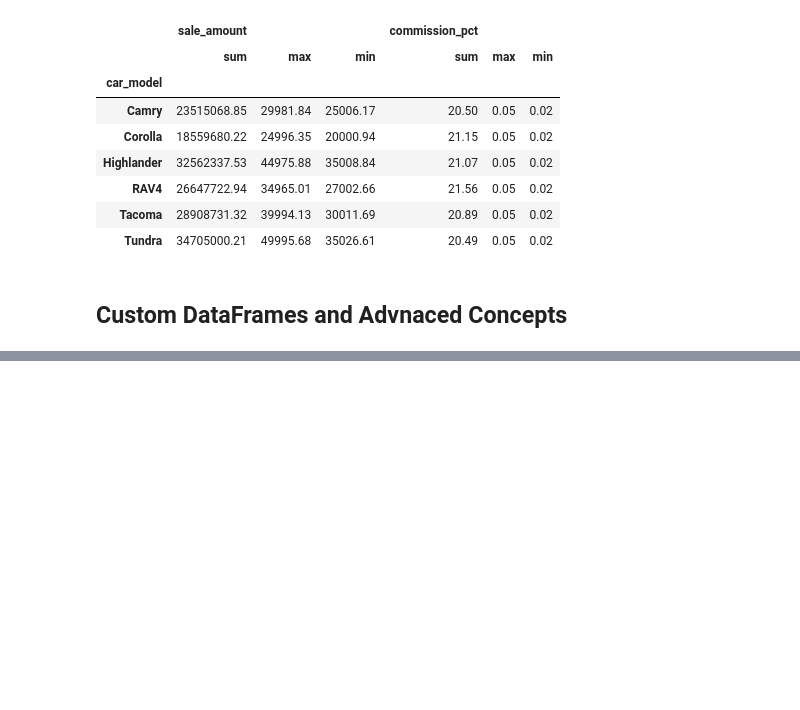
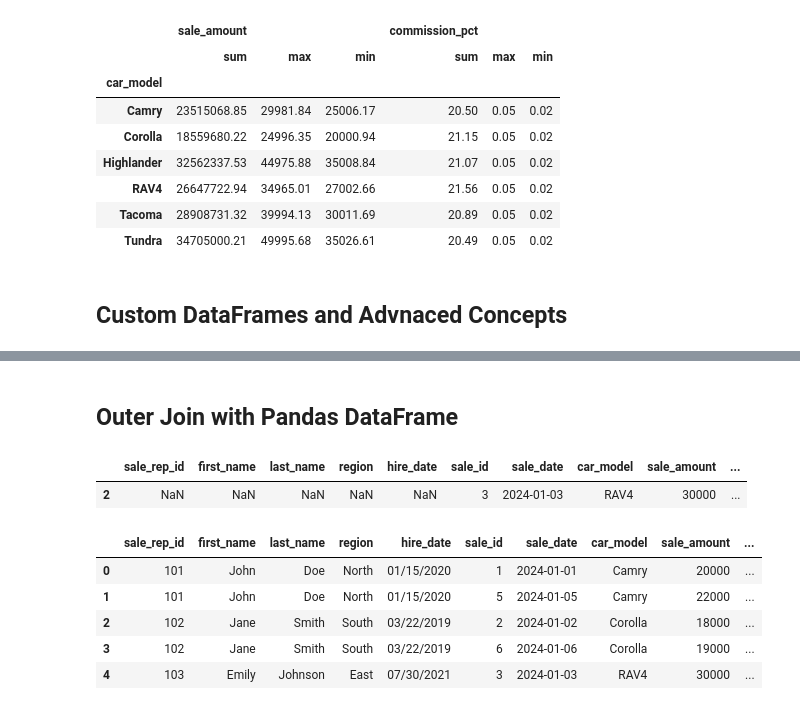
Before and after one commit to KhdaraBasha/Data-Engineer, a Jupyter notebook: Python/basics/python_exploring_toyota_sales_data.ipynb, the cells around one changed output, grey strips where cells are left out. Saved outputs shown, nothing was run; the diff lists cells and outputs as text; code cells hidden in the pictures; blank space fills up the shorter version.

```diff
--- a/Python/basics/python_exploring_toyota_sales_data.ipynb
+++ b/Python/basics/python_exploring_toyota_sales_data.ipynb
@@ -857,0 +1054,66 @@ df.head()
+# %% [markdown]
+## <strong>Outer Join with Pandas DataFrame</strong>
+# %%
+# outer join sales data with sales rep data using merge function
+outer_join_df = pd.merge(
+    sales_rep_df,
+    sales_data_df,
+    left_on="sale_rep_id",
+    right_on="sale_rep_id",
+    how="outer"
+    )
+
+# find the inactive sales representatives who have no sales transactions using left join result
+inactive_reps = left_join_df[left_join_df['sale_id'].isnull()]
+inactive_reps
+
+# find the sales transactions that have no corresponding sales representative using right join result
+sales_without_reps = right_join_df[right_join_df['first_name'].isnull()]
+sales_without_reps
+# %% [output]
+|  | sale_rep_id | first_name | last_name | region | hire_date | sale_id | sale_date | car_model | sale_amount | ... |
+| 2 | NaN | NaN | NaN | NaN | NaN | 3 | 2024-01-03 | RAV4 | 30000 | ... |
+# %%
+# Sample data to test join and merge operations based on two columns: sale_rep_id and region
+# Please add region column to sales data for testing merge and join operations based on two columns: sale_rep_id and region
+# sales rep data
+sales_rep_data = [
+    {"sale_rep_id": 101, "first_name": "John", "last_name": "Doe", "region": "North", "hire_date": "01/15/2020"},
+    {"sale_rep_id": 102, "first_name": "Jane", "last_name": "Smith", "region": "South", "hire_date": "03/22/2019"},
+    {"sale_rep_id": 103, "first_name": "Emily", "last_name": "Johnson", "region": "East", "hire_date": "07/30/2021"},
+    {"sale_rep_id": 104, "first_name": "Michael", "last_name": "Brown", "region": "West", "hire_date": "11/05/2018"}
+]
+# sales data
+sales_data = [
+    {"sale_id": 1,"sale_rep_id":101,"sale_date": "2024-01-01", "car_model": "Camry", "sale_amount": 20000, "commission_pct": 5, "sale_status": "Completed", "region": "North"},
+    {"sale_id": 2,"sale_rep_id":102,"sale_date": "2024-01-02", "car_model": "Corolla", "sale_amount": 18000, "commission_pct": 4, "sale_status": "Completed", "region": "South"},
+    {"sale_id": 3,"sale_rep_id":103,"sale_date": "2024-01-03","car_model": "RAV4","sale_amount": 30000,"commission_pct": 6,"sale_status": "Completed", "region": "East"},
+    {"sale_id": 4,"sale_rep_id":104,"sale_date": "2024-01-04","car_model": "Highlander","sale_amount": 35000,"commission_pct": 7,"sale_status": "Pending", "region": "West"},
+    {"sale_id": 5,"sale_rep_id":101,"sale_date": "2024-01-05","car_model": "Camry","sale_amount": 22000,"commission_pct": 5.5,"sale_status": "Completed", "region":"North"},
+    {"sale_id": 6,"sale_rep_id":102,"sale_date": "2024-01-06","car_model":"Corolla","sale_amount" : 19000,	"commission_pct" : 4.5,	"sale_status" :	"Completed",	"region":"South"},
+    {"sale_id": 7,"sale_rep_id":103,"sale_date": "2024-01-07","car_model": "RAV4","sale_amount": 32000,"commission_pct": 6.5,"sale_status": "Completed", "region": "East"},
+    {"sale_id": 8,"sale_rep_id":104,"sale_date": "2024-01-08","car_model": "Highlander","sale_amount": 36000,"commission_pct": 7.5,"sale_status": "Pending", "region": "West"}
+]
+
+# Create DataFrame from the custom data
+sales_rep_df = pd.DataFrame(sales_rep_data)
+sales_data_df = pd.DataFrame(sales_data)
+# %%
+# Inner join sales data with sales rep data using merge function based on sale_rep_id and region columns
+# Method` 1: using merge function`
+merge_df = pd.merge(
+    sales_rep_df,
+    sales_data_df,
+    left_on=["sale_rep_id", "region"],
+    right_on=["sale_rep_id", "region"],
+    how="inner"
+    )
+
+merge_df.head()
+# %% [output]
+|  | sale_rep_id | first_name | last_name | region | hire_date | sale_id | sale_date | car_model | sale_amount | ... |
+| 0 | 101 | John | Doe | North | 01/15/2020 | 1 | 2024-01-01 | Camry | 20000 | ... |
+| 1 | 101 | John | Doe | North | 01/15/2020 | 5 | 2024-01-05 | Camry | 22000 | ... |
+| 2 | 102 | Jane | Smith | South | 03/22/2019 | 2 | 2024-01-02 | Corolla | 18000 | ... |
+| 3 | 102 | Jane | Smith | South | 03/22/2019 | 6 | 2024-01-06 | Corolla | 19000 | ... |
+| 4 | 103 | Emily | Johnson | East | 07/30/2021 | 3 | 2024-01-03 | RAV4 | 30000 | ... |
```
Also changed, not shown: parts of 17 cells of this notebook.
